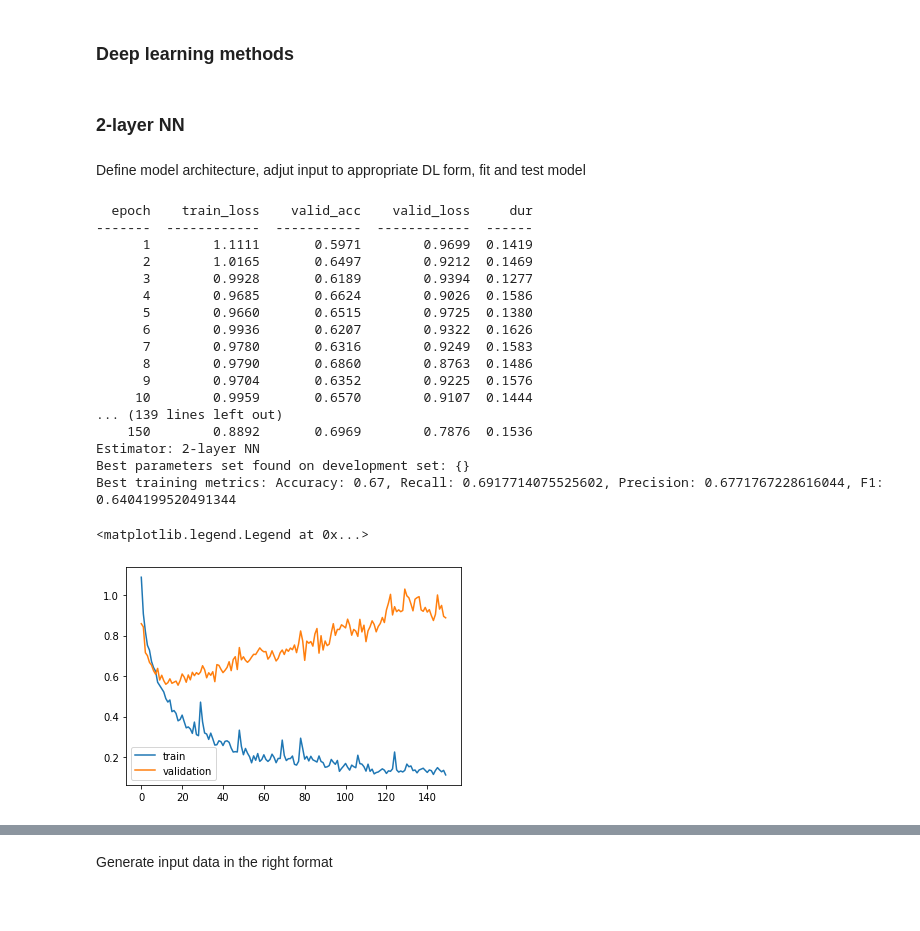
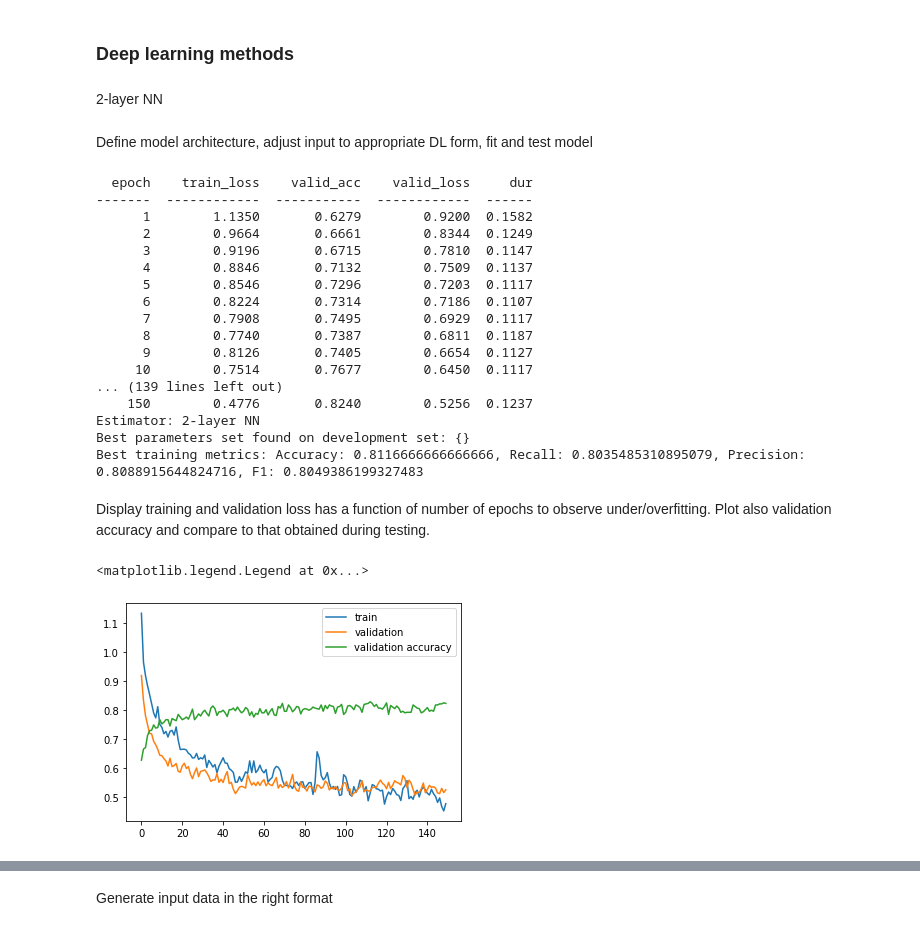
Before and after one commit to rr1017/AMLS_21-22-_SN21213556, a Jupyter notebook: Script.ipynb, the cells around one changed output, grey strips where cells are left out. Cells and saved outputs as stored; diff of their text form; code cells hidden in the pictures.

Commit message:
Completed NN optimisation. Accuracy 81%.

```diff
--- a/Script.ipynb
+++ b/Script.ipynb
@@ -603,9 +605,9 @@ plt.colorbar()
 # %% [markdown]
 ### **Deep learning methods**
 # %% [markdown]
-### 2-layer NN
+2-layer NN
 # %% [markdown]
-Define model architecture, adjut input to appropriate DL form, fit and test model
+Define model architecture, adjust input to appropriate DL form, fit and test model
 # %%
 # Encode labels
 le = LabelEncoder()
@@ -621,7 +623,7 @@ class L2NeuralNetwork(nn.Module):
         self.dense0 = nn.Linear(15, 150) # number of input feature dimensions
         self.dense1 = nn.Linear(150, 150) # intermediate layer
         self.output = nn.Linear(150, 4) # number of output classes
-        self.flatten = nn.Flatten() # reduce dimensionality of
+        self.flatten = nn.Flatten() # reduce dimensionality of feature space - NOT USED
         self.dropout = nn.Dropout(0.5) # reduce overfitting errors
 
     def forward(self, X, **kwargs):
@@ -649,9 +651,9 @@ kfold = StratifiedKFold(n_splits=5,shuffle=True,random_state=0)
 
 # Grid search space for models
 tuned_parameters = dict(
-    # clf__lr = [0.0001,0.001,0.01,0.1],
-    # clf__criterion = [torch.nn.CrossEntropyLoss,torch.nn.NLLLoss],
-    # clf__optimizer= [torch.optim.Adam,torch.optim.SGD,torch.optim.Adamax]
+    clf__lr = [0.0001,0.001,0.01,0.1],
+    clf__criterion = [torch.nn.CrossEntropyLoss,torch.nn.NLLLoss],
+    clf__optimizer= [torch.optim.Adam,torch.optim.SGD,torch.optim.Adamax]
 )
 
 # gs = GridSearchCV(pipe,tuned_parameters,scoring='accuracy',cv=kfold)
@@ -667,18 +669,18 @@ print("Best training metrics: Accuracy: {}, Recall: {}, Precision: {}, F1: {}".f
 # %% [output]
   epoch    train_loss    valid_acc    valid_loss     dur
 -------  ------------  -----------  ------------  ------
-      1        1.1111       0.5971        0.9699  0.1419
-      2        1.0165       0.6497        0.9212  0.1469
-      3        0.9928       0.6189        0.9394  0.1277
-      4        0.9685       0.6624        0.9026  0.1586
-      5        0.9660       0.6515        0.9725  0.1380
-      6        0.9936       0.6207        0.9322  0.1626
-      7        0.9780       0.6316        0.9249  0.1583
-      8        0.9790       0.6860        0.8763  0.1486
-      9        0.9704       0.6352        0.9225  0.1576
-     10        0.9959       0.6570        0.9107  0.1444
+      1        1.1350       0.6279        0.9200  0.1582
+      2        0.9664       0.6661        0.8344  0.1249
+      3        0.9196       0.6715        0.7810  0.1147
+      4        0.8846       0.7132        0.7509  0.1137
+      5        0.8546       0.7296        0.7203  0.1117
+      6        0.8224       0.7314        0.7186  0.1107
+      7        0.7908       0.7495        0.6929  0.1117
+      8        0.7740       0.7387        0.6811  0.1187
+      9        0.8126       0.7405        0.6654  0.1127
+     10        0.7514       0.7677        0.6450  0.1117
 ... (139 lines left out)
-    150        0.8892       0.6969        0.7876  0.1536
+    150        0.4776       0.8240        0.5256  0.1237
 Estimator: 2-layer NN
 Best parameters set found on development set: {}
-Best training metrics: Accuracy: 0.67, Recall: 0.6917714075525602, Precision: 0.6771767228616044, F1: 0.6404199520491344
+Best training metrics: Accuracy: 0.8116666666666666, Recall: 0.8035485310895079, Precision: 0.8088915644824716, F1: 0.8049386199327483
@@ -687,7 +687,11 @@ history = pipe[-1].history
+# %% [markdown]
+Display training and validation loss has a function of number of epochs to observe under/overfitting. Plot also validation accuracy and compare to that obtained during testing.
 # %%
+history = pipe[-1].history
 plt.plot(history[:, 'train_loss'],label='train')
 plt.plot(history[:, 'valid_loss'],label='validation')
+plt.plot(history[:,'valid_acc'],label='validation accuracy')
 plt.legend()
 # %% [output]
 <matplotlib.legend.Legend at 0x...>
-[figure, old version]
+[figure, new version]
```
Also changed, not shown: parts of 12 cells of this notebook.
